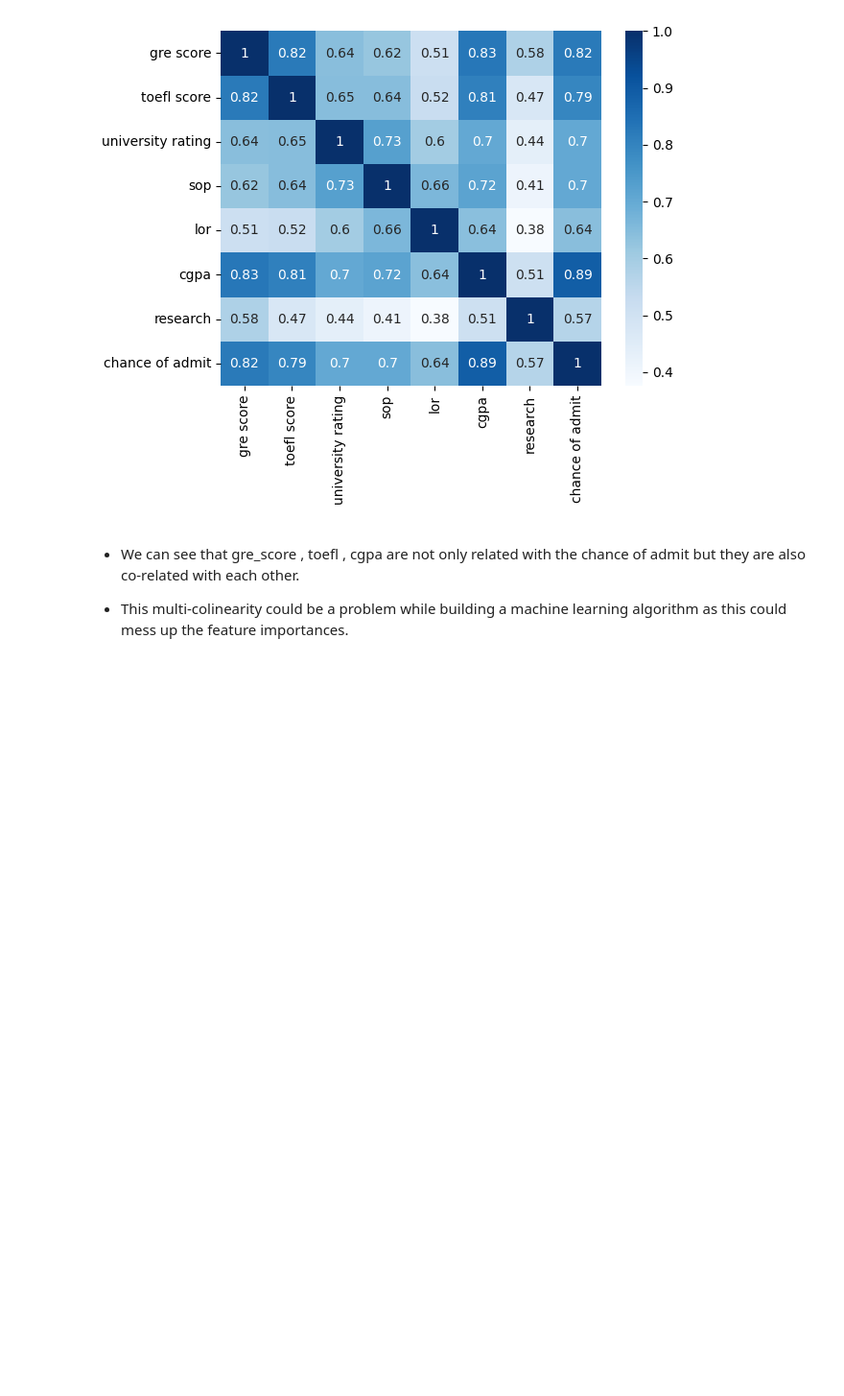
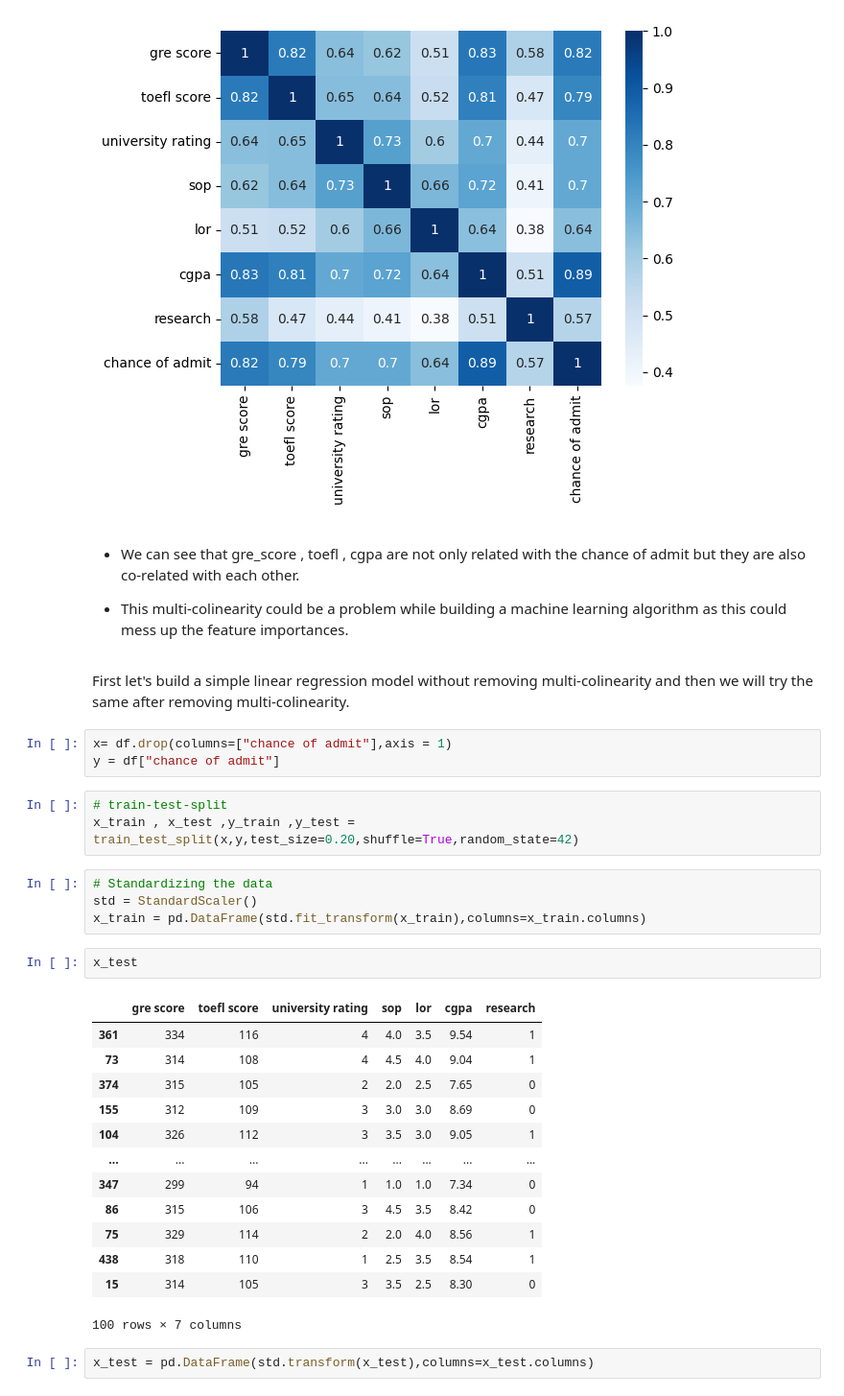
Before and after one commit to mahikshith/Jamboree-Education-classification, a Jupyter notebook: Jamboree.ipynb, the cells around one changed output. Shown: that part at 96% size. Saved outputs shown, nothing was run; the diff lists cells and outputs as text; blank space fills up the shorter version.

```diff
--- a/Jamboree.ipynb
+++ b/Jamboree.ipynb
@@ -257,3 +257,34 @@ sns.heatmap(df.corr(method="spearman"),annot=True,cmap="Blues")
 - We can see that gre_score , toefl , cgpa are not only related with the chance of admit  but they are also co-related with each other.
 
 - This multi-colinearity could be a problem while building a machine learning algorithm as this could mess up the feature importances.
+# %% [markdown]
+First let's build a simple linear regression model without removing
+multi-colinearity and then we will try the same after removing multi-colinearity.
+# %%
+x= df.drop(columns=["chance of admit"],axis = 1)
+y = df["chance of admit"]
+# %%
+# train-test-split
+x_train , x_test ,y_train ,y_test = train_test_split(x,y,test_size=0.20,shuffle=True,random_state=42)
+# %%
+# Standardizing the data
+std = StandardScaler()
+x_train = pd.DataFrame(std.fit_transform(x_train),columns=x_train.columns)
+# %%
+x_test
+# %% [output]
+|  | gre score | toefl score | university rating | sop | lor | cgpa | research |
+| 361 | 334 | 116 | 4 | 4.0 | 3.5 | 9.54 | 1 |
+| 73 | 314 | 108 | 4 | 4.5 | 4.0 | 9.04 | 1 |
+| 374 | 315 | 105 | 2 | 2.0 | 2.5 | 7.65 | 0 |
+| 155 | 312 | 109 | 3 | 3.0 | 3.0 | 8.69 | 0 |
+| 104 | 326 | 112 | 3 | 3.5 | 3.0 | 9.05 | 1 |
+| ... | ... | ... | ... | ... | ... | ... | ... |
+| 347 | 299 | 94 | 1 | 1.0 | 1.0 | 7.34 | 0 |
+| 86 | 315 | 106 | 3 | 4.5 | 3.5 | 8.42 | 0 |
+| 75 | 329 | 114 | 2 | 2.0 | 4.0 | 8.56 | 1 |
+| 438 | 318 | 110 | 1 | 2.5 | 3.5 | 8.54 | 1 |
+| 15 | 314 | 105 | 3 | 3.5 | 2.5 | 8.30 | 0 |
+100 rows × 7 columns
+# %%
+x_test = pd.DataFrame(std.transform(x_test),columns=x_test.columns)
```
Also changed, not shown: parts of 1 cell of this notebook.
